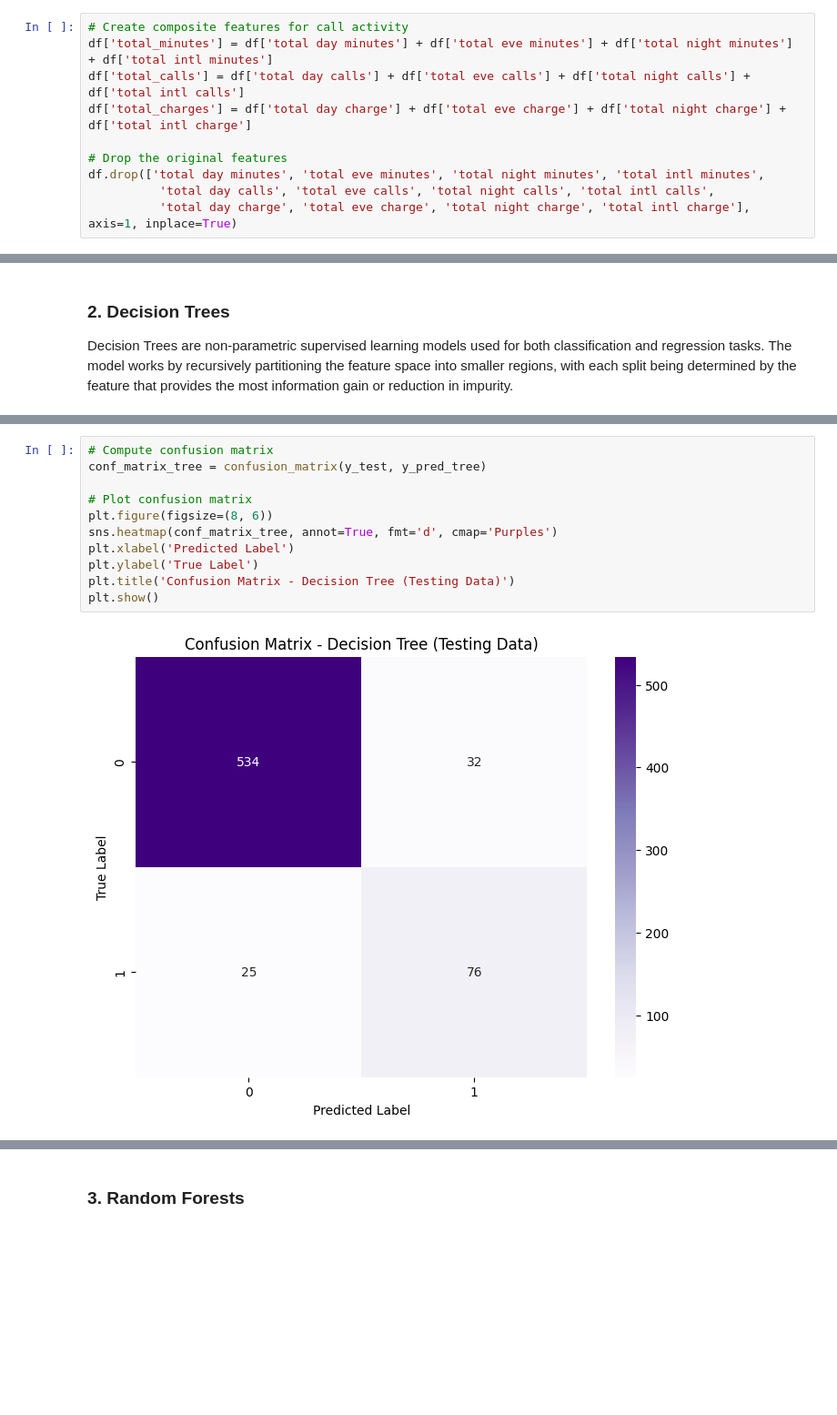
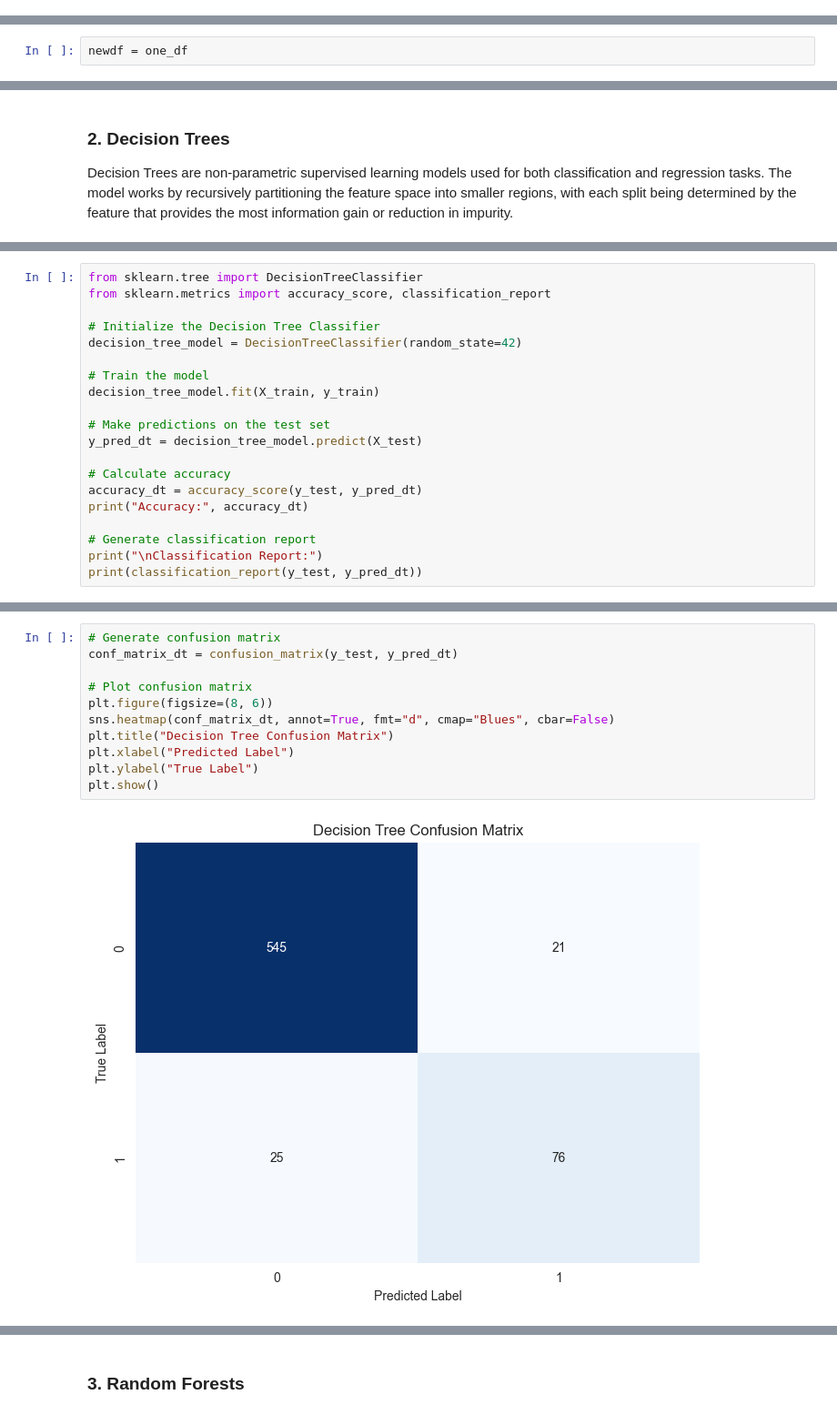
Before and after one commit to yunazzy/SyriaTel-Customer-Churn-Project, a Jupyter notebook: SyriaTel.ipynb, the cells around one changed output, grey strips where cells are left out. Shown at 91% size. Drawn from its saved outputs; the diff is of its cells as text; blank space fills up the shorter version.

```diff
--- a/SyriaTel.ipynb
+++ b/SyriaTel.ipynb
@@ -339,10 +394,0 @@ Composite features have the potential to enhance predictive model performance by
-# %%
-# Create composite features for call activity
-df['total_minutes'] = df['total day minutes'] + df['total eve minutes'] + df['total night minutes'] + df['total intl minutes']
-df['total_calls'] = df['total day calls'] + df['total eve calls'] + df['total night calls'] + df['total intl calls']
-df['total_charges'] = df['total day charge'] + df['total eve charge'] + df['total night charge'] + df['total intl charge']
-
-# Drop the original features
-df.drop(['total day minutes', 'total eve minutes', 'total night minutes', 'total intl minutes',
-          'total day calls', 'total eve calls', 'total night calls', 'total intl calls',
-          'total day charge', 'total eve charge', 'total night charge', 'total intl charge'], axis=1, inplace=True)
@@ -448,0 +527,2 @@ X_scaled_df = pd.DataFrame(X_scaled, columns=numerical_columns)
+# %%
+newdf = one_df
@@ -601,0 +717,20 @@ plt.show()
+# %%
+from sklearn.tree import DecisionTreeClassifier
+from sklearn.metrics import accuracy_score, classification_report
+
+# Initialize the Decision Tree Classifier
+decision_tree_model = DecisionTreeClassifier(random_state=42)
+
+# Train the model
+decision_tree_model.fit(X_train, y_train)
+
+# Make predictions on the test set
+y_pred_dt = decision_tree_model.predict(X_test)
+
+# Calculate accuracy
+accuracy_dt = accuracy_score(y_test, y_pred_dt)
+print("Accuracy:", accuracy_dt)
+
+# Generate classification report
+print("\nClassification Report:")
+print(classification_report(y_test, y_pred_dt))
@@ -602,13 +749,13 @@ plt.show()
 # %%
-# Compute confusion matrix
-conf_matrix_tree = confusion_matrix(y_test, y_pred_tree)
+# Generate confusion matrix
+conf_matrix_dt = confusion_matrix(y_test, y_pred_dt)
 
 # Plot confusion matrix
 plt.figure(figsize=(8, 6))
-sns.heatmap(conf_matrix_tree, annot=True, fmt='d', cmap='Purples')
-plt.xlabel('Predicted Label')
-plt.ylabel('True Label')
-plt.title('Confusion Matrix - Decision Tree (Testing Data)')
+sns.heatmap(conf_matrix_dt, annot=True, fmt="d", cmap="Blues", cbar=False)
+plt.title("Decision Tree Confusion Matrix")
+plt.xlabel("Predicted Label")
+plt.ylabel("True Label")
 plt.show()
 # %% [output]
-[figure, old version]
+[figure, new version]
```
Also changed, not shown: parts of 86 cells of this notebook, 6 other files.
